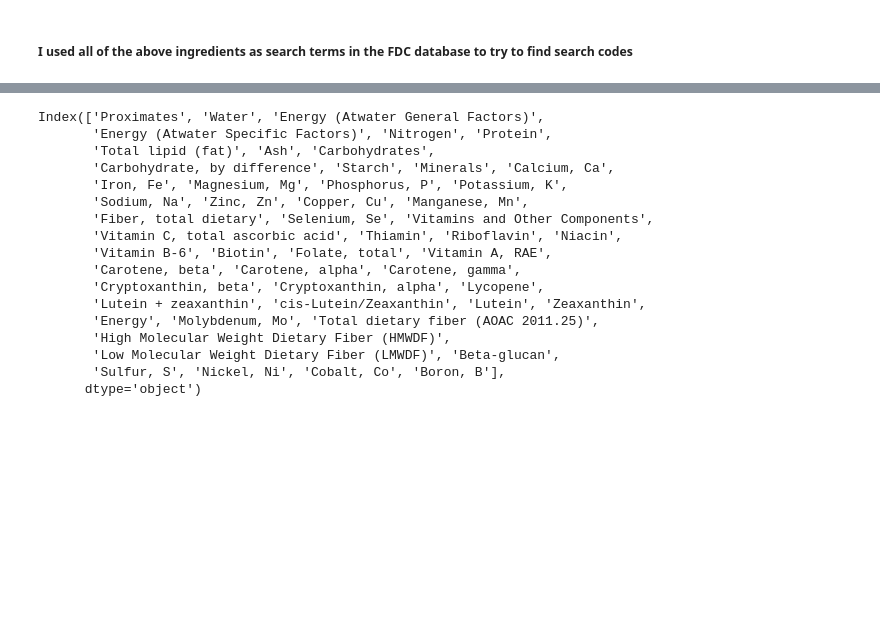
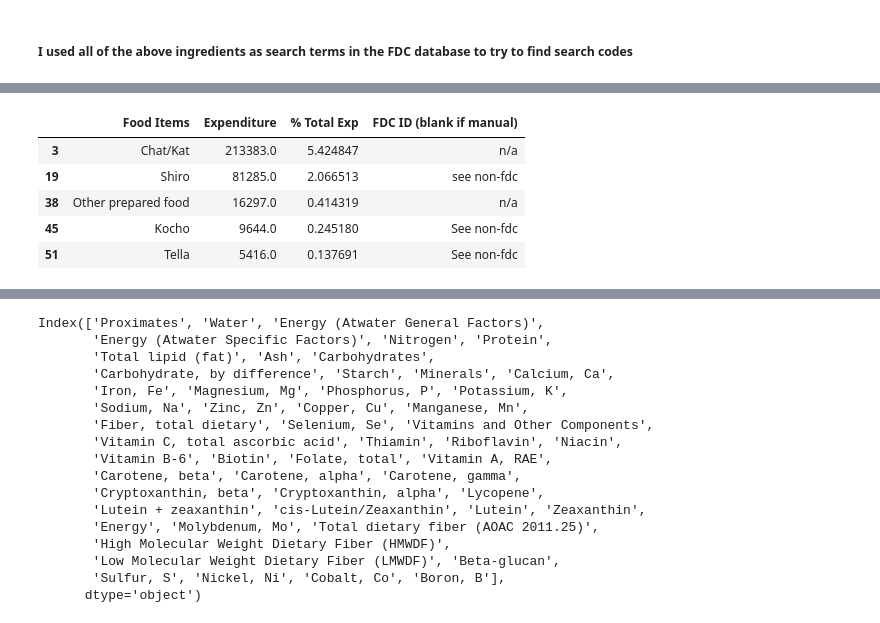
Before and after one commit to Guilherme4536/EEP153-P3, a Jupyter notebook: Establishing Nutrients.ipynb, the cells around one changed output, grey strips where cells are left out. Cells and saved outputs as stored; diff of their text form; code cells hidden in the pictures; blank space fills up the shorter version.

```diff
--- a/Establishing Nutrients.ipynb
+++ b/Establishing Nutrients.ipynb
@@ -250,0 +466,9 @@ Name: Carrot, dtype: float64
+# %%
+manual_items
+# %% [output]
+|  | Food Items | Expenditure | % Total Exp | FDC ID (blank if manual) |
+| 3 | Chat/Kat | 213383.0 | 5.424847 | n/a |
+| 19 | Shiro | 81285.0 | 2.066513 | see non-fdc |
+| 38 | Other prepared food | 16297.0 | 0.414319 | n/a |
+| 45 | Kocho | 9644.0 | 0.245180 | See non-fdc |
+| 51 | Tella | 5416.0 | 0.137691 | See non-fdc |
```
Also changed, not shown: parts of 25 cells of this notebook.
